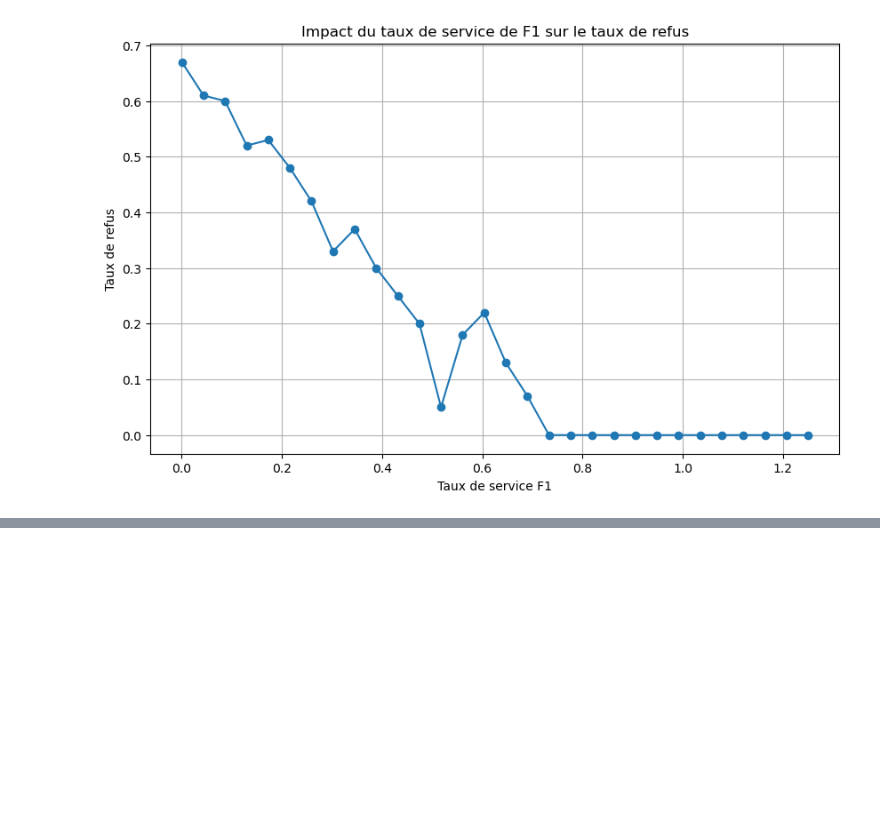
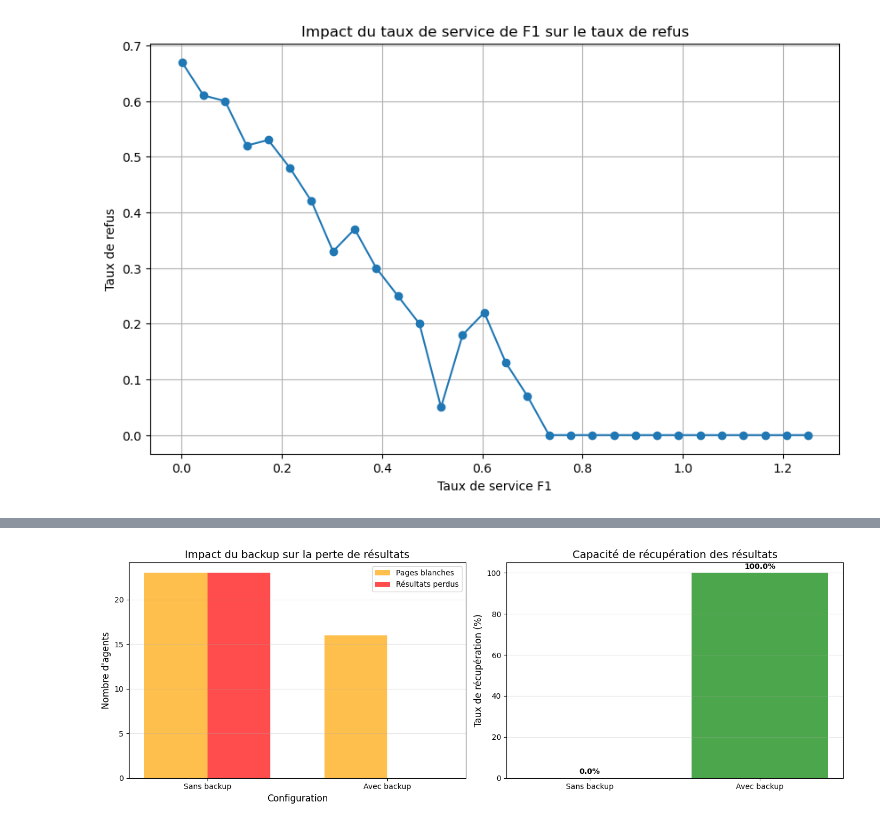
Before and after one commit to BomboCato/ERO2, a Jupyter notebook: Waterfall.ipynb, the cells around one changed output, grey strips where cells are left out. Saved outputs shown, nothing was run; the diff lists cells and outputs as text; code cells hidden in the pictures; blank space fills up the shorter version.

```diff
--- a/Waterfall.ipynb
+++ b/Waterfall.ipynb
@@ -1193,0 +1268,16 @@ plt.show()
+# %%
+waterfall_backup = Waterfall(
+    arval_dist, test_srv_dist, front_srv_dist,
+    k, 1,
+    test_queue_size=k_s,
+    front_queue_size=k_f,
+    test_policy=fifo_policy,
+    front_policy=fifo_policy,
+    test_size=1000,
+    backup=True,
+    backup_prob=1.0
+)
+
+waterfall_backup.simulate()
+_, stats_backup = waterfall_backup.timeline()
+print(stats_backup)
@@ -1193,0 +1338,41 @@ plt.show()
+# %%
+# Visualisation de l'impact du backup
+fig, axes = plt.subplots(1, 2, figsize=(14, 5))
+
+# Graphique 1: Comparaison pages blanches vs résultats perdus
+categories = ['Sans backup', 'Avec backup']
+pages_blanches_data = [nb_pages_blanches_sans, nb_pages_blanches_avec]
+perdus_definitifs = [resultats_perdus_sans, resultats_perdus_avec]
+
+x = np.arange(len(categories))
+width = 0.35
+
+axes[0].bar(x - width/2, pages_blanches_data, width, label='Pages blanches', color='orange', alpha=0.7)
+axes[0].bar(x + width/2, perdus_definitifs, width, label='Résultats perdus', color='red', alpha=0.7)
+axes[0].set_xlabel('Configuration', fontsize=12)
+axes[0].set_ylabel('Nombre d\'agents', fontsize=12)
+axes[0].set_title('Impact du backup sur la perte de résultats', fontsize=14)
+axes[0].set_xticks(x)
+axes[0].set_xticklabels(categories)
+axes[0].legend()
+axes[0].grid(True, alpha=0.3, axis='y')
+
+# Graphique 2: Taux de récupération
+recuperation_sans = 0
+recuperation_avec = (resultats_recuperables / max(nb_pages_blanches_avec, 1)) * 100
+
+axes[1].bar(['Sans backup', 'Avec backup'],
+           [recuperation_sans, recuperation_avec],
+           color=['red', 'green'], alpha=0.7)
+axes[1].set_ylabel('Taux de récupération (%)', fontsize=12)
+axes[1].set_title('Capacité de récupération des résultats', fontsize=14)
+axes[1].set_ylim([0, 105])
+axes[1].grid(True, alpha=0.3, axis='y')
+
+for i, v in enumerate([recuperation_sans, recuperation_avec]):
+    axes[1].text(i, v + 2, f'{v:.1f}%', ha='center', fontweight='bold')
+
+plt.tight_layout()
+plt.show()
+# %% [output]
+[figure, added]
```
Also changed, not shown: parts of 19 cells of this notebook.
